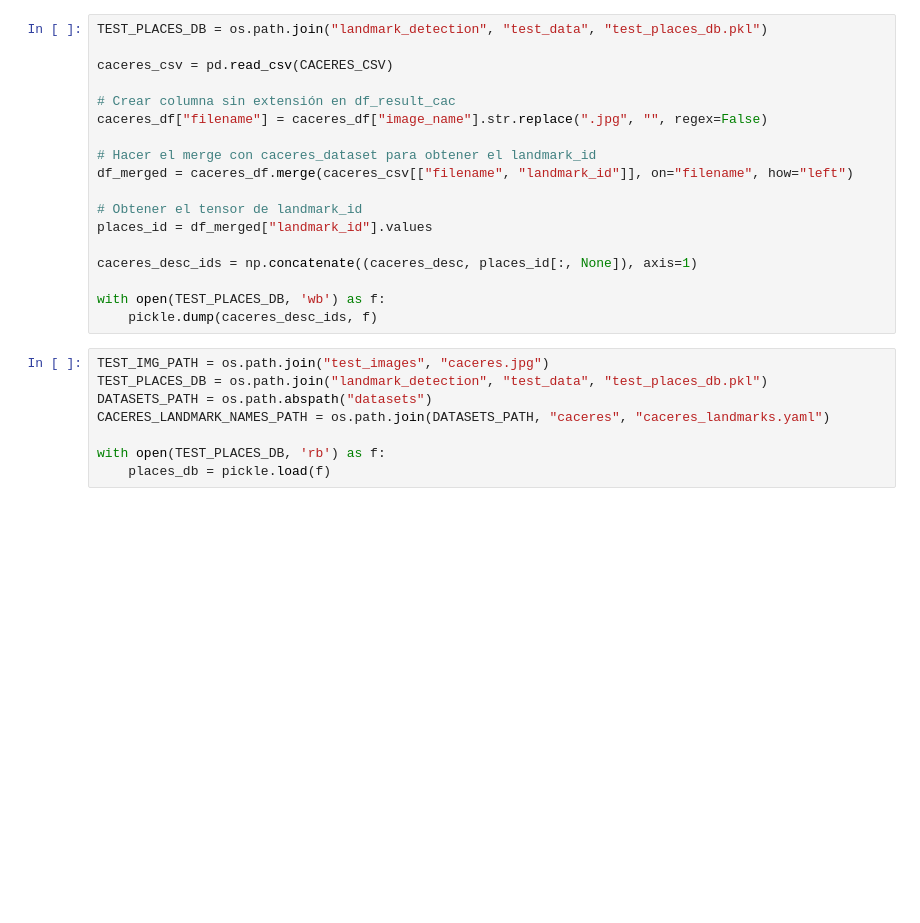
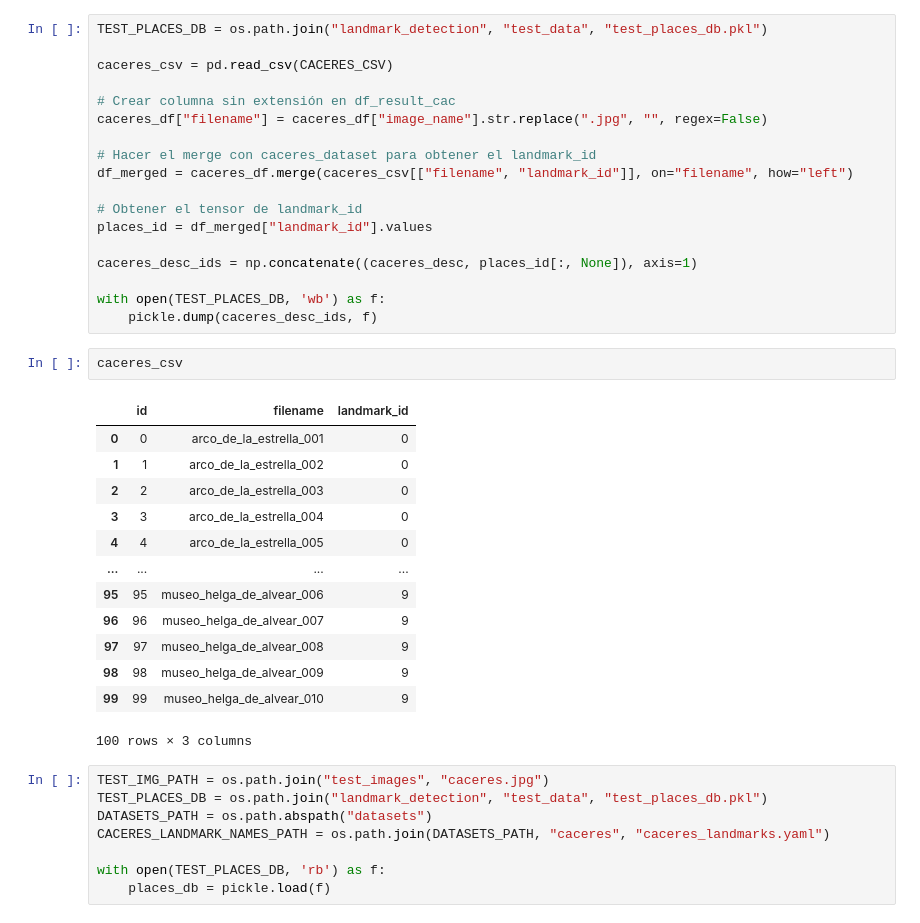
Before and after one commit to theviderlab/landmark-detection-with-retrieval, a Jupyter notebook: full_pipeline.ipynb, the cells around one changed output. Drawn from its saved outputs; the diff is of its cells as text; blank space fills up the shorter version.

```diff
--- a/full_pipeline.ipynb
+++ b/full_pipeline.ipynb
@@ -89,6 +89,22 @@ caceres_desc_ids = np.concatenate((caceres_desc, places_id[:, None]), axis=1)
 
 with open(TEST_PLACES_DB, 'wb') as f:
     pickle.dump(caceres_desc_ids, f)
+# %%
+caceres_csv
+# %% [output]
+|  | id | filename | landmark_id |
+| 0 | 0 | arco_de_la_estrella_001 | 0 |
+| 1 | 1 | arco_de_la_estrella_002 | 0 |
+| 2 | 2 | arco_de_la_estrella_003 | 0 |
+| 3 | 3 | arco_de_la_estrella_004 | 0 |
+| 4 | 4 | arco_de_la_estrella_005 | 0 |
+| ... | ... | ... | ... |
+| 95 | 95 | museo_helga_de_alvear_006 | 9 |
+| 96 | 96 | museo_helga_de_alvear_007 | 9 |
+| 97 | 97 | museo_helga_de_alvear_008 | 9 |
+| 98 | 98 | museo_helga_de_alvear_009 | 9 |
+| 99 | 99 | museo_helga_de_alvear_010 | 9 |
+100 rows × 3 columns
 # %%
 TEST_IMG_PATH = os.path.join("test_images", "caceres.jpg")
 TEST_PLACES_DB = os.path.join("landmark_detection", "test_data", "test_places_db.pkl")
```
Also changed, not shown: parts of 2 cells of this notebook.
